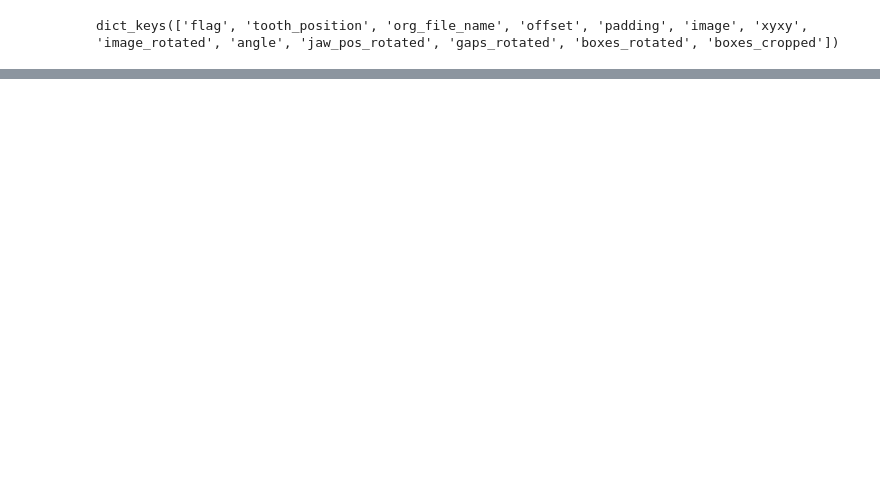
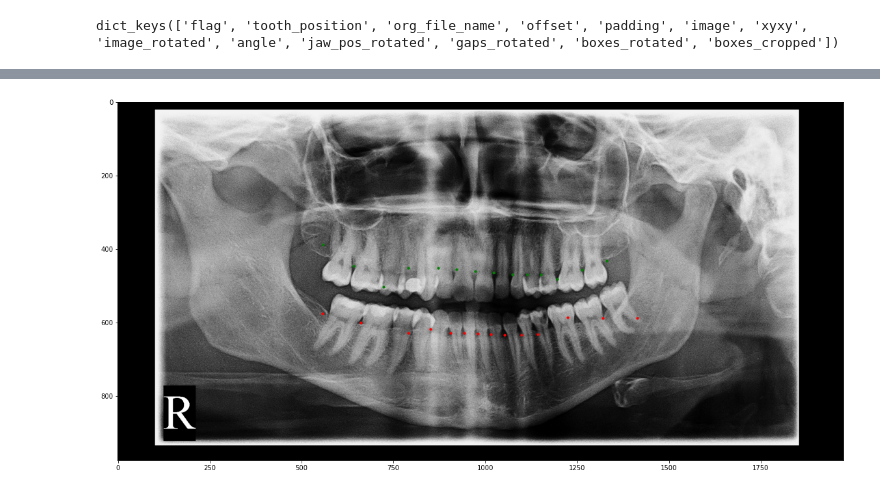
Before and after one commit to alan8365/dentist-CV, a Jupyter notebook: edge/class_test.ipynb, the cells around one changed output, grey strips where cells are left out. Drawn from its saved outputs; the diff is of its cells as text; code cells hidden in the pictures; blank space fills up the shorter version.

```diff
--- a/edge/class_test.ipynb
+++ b/edge/class_test.ipynb
@@ -592,13 +640,15 @@ np.delete(np.arange(0, 3), 2)
 # %%
 b = image_edge.template_points
 
 plt.figure(figsize=(20, 20))
 plt.imshow(image_edge.im_global)
 for i in b['upper']:
-    plt.scatter(*i, color='green', s=5)
+    plt.scatter(*i, color='green', s=10)
 for i in b['lower']:
-    plt.scatter(*i, color='red', s=5)
+    plt.scatter(*i, color='red', s=10)
 plt.show()
+# %% [output]
+[figure, added]
 # %%
 def xyxy2xywh(xyxy):
     x1, y1, x2, y2 = xyxy
```
Also changed, not shown: parts of 4 cells of this notebook, 11 other files.
